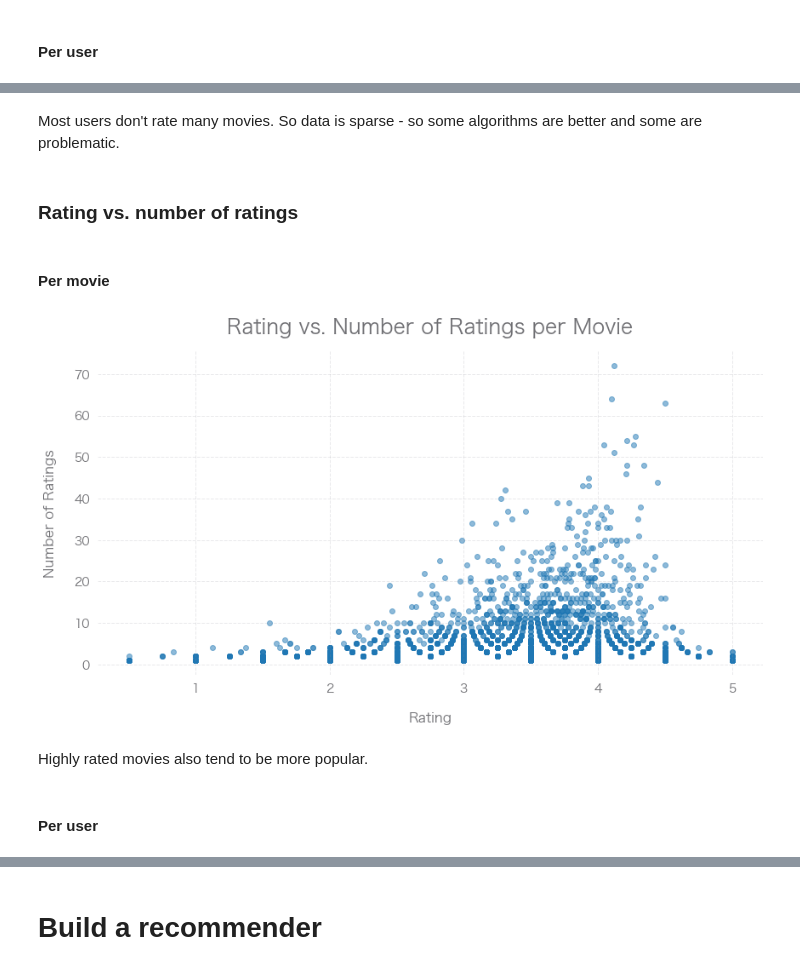
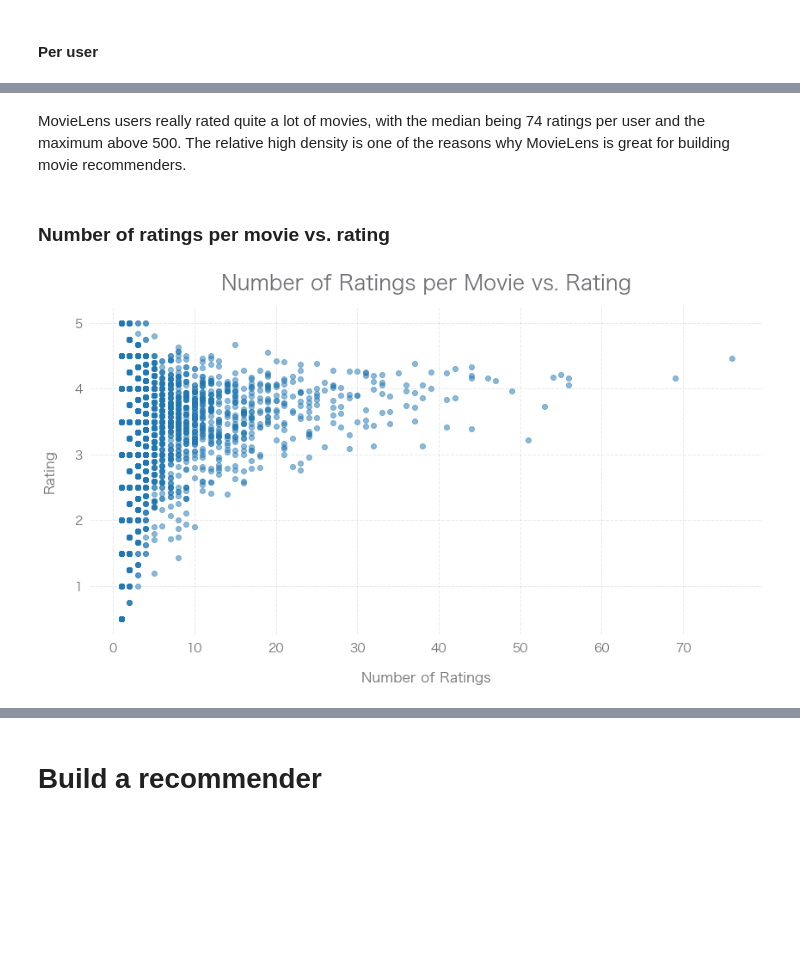
Before and after one commit to Yuan-Meng/movie-night, a Jupyter notebook: model_training.ipynb, the cells around one changed output, grey strips where cells are left out. Drawn from its saved outputs; the diff is of its cells as text; code cells hidden in the pictures; blank space fills up the shorter version.

Commit message:
Recommender completed

```diff
--- a/model_training.ipynb
+++ b/model_training.ipynb
@@ -153,27 +193,22 @@ plt.show()
-# %% [markdown]
-Most users don't rate many movies. So data is sparse - so some algorithms are better and some are problematic.
-# %% [markdown]
-### Rating vs. number of ratings
-# %% [markdown]
-#### Per movie
+# %% [markdown]
+MovieLens users really rated quite a lot of movies, with the median being 74 ratings per user and the maximum above 500. The relative high density is one of the reasons why MovieLens is great for building movie recommenders.
+# %% [markdown]
+### Number of ratings per movie vs. rating
 # %%
+# Extract the average rating of each movie and the number of ratings it received
 ratings_movie = pd.DataFrame()
 ratings_movie["meanRating"] = df_movie_num.groupby("movieId")["rating"].mean().values
 ratings_movie["numRatings"] = df_movie_num.groupby("movieId")["rating"].count().values
 
-
+# Plot number of ratings per movie vs. rating
 fig, ax = plt.subplots(figsize=(14, 7))
 ax.spines["top"].set_visible(False)
 ax.spines["right"].set_visible(False)
-ax.set_title("Rating vs. Number of Ratings per Movie", fontsize=24, pad=20)
-ax.set_xlabel("Rating", fontsize=16, labelpad=20)
-ax.set_ylabel("Number of Ratings", fontsize=16, labelpad=20)
+ax.set_title("Number of Ratings per Movie vs. Rating", fontsize=24, pad=20)
+ax.set_xlabel("Number of Ratings", fontsize=16, labelpad=20)
+ax.set_ylabel("Rating", fontsize=16, labelpad=20)
 
-plt.scatter(ratings_movie["meanRating"], ratings_movie["numRatings"], alpha=0.5)
+plt.scatter(ratings_movie["numRatings"], ratings_movie["meanRating"], alpha=0.5)
 plt.show()
 # %% [output]
-[figure, old version]
+[figure, new version]
-# %% [markdown]
-Highly rated movies also tend to be more popular.
-# %% [markdown]
-#### Per user
```
Also changed, not shown: parts of 41 cells of this notebook, 4 other files.
